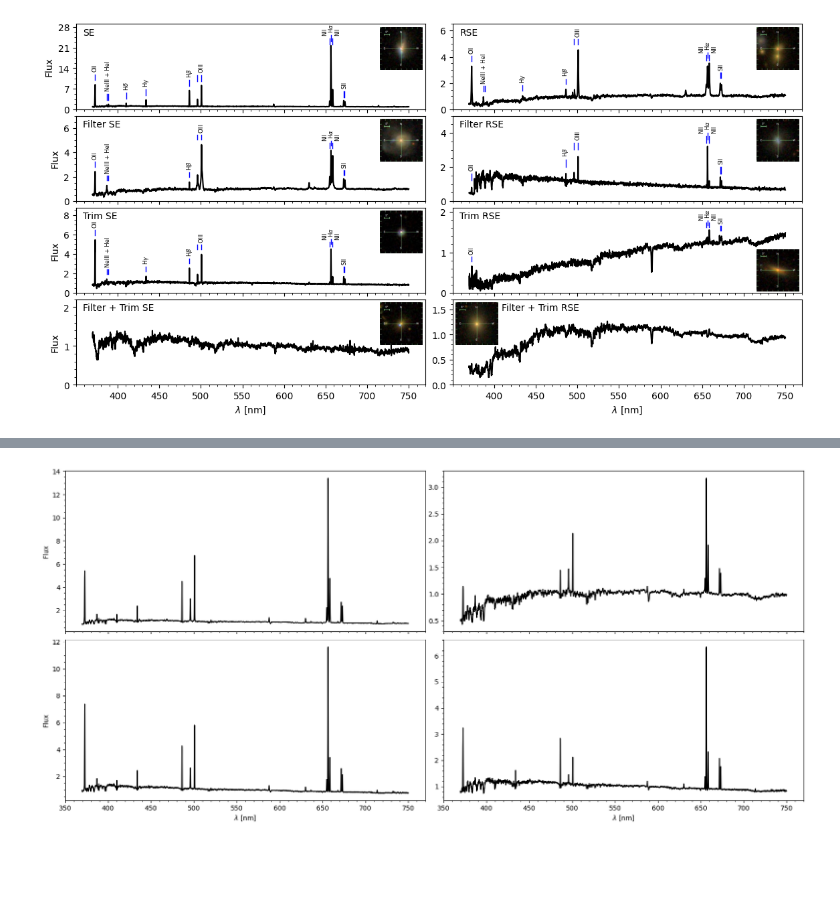
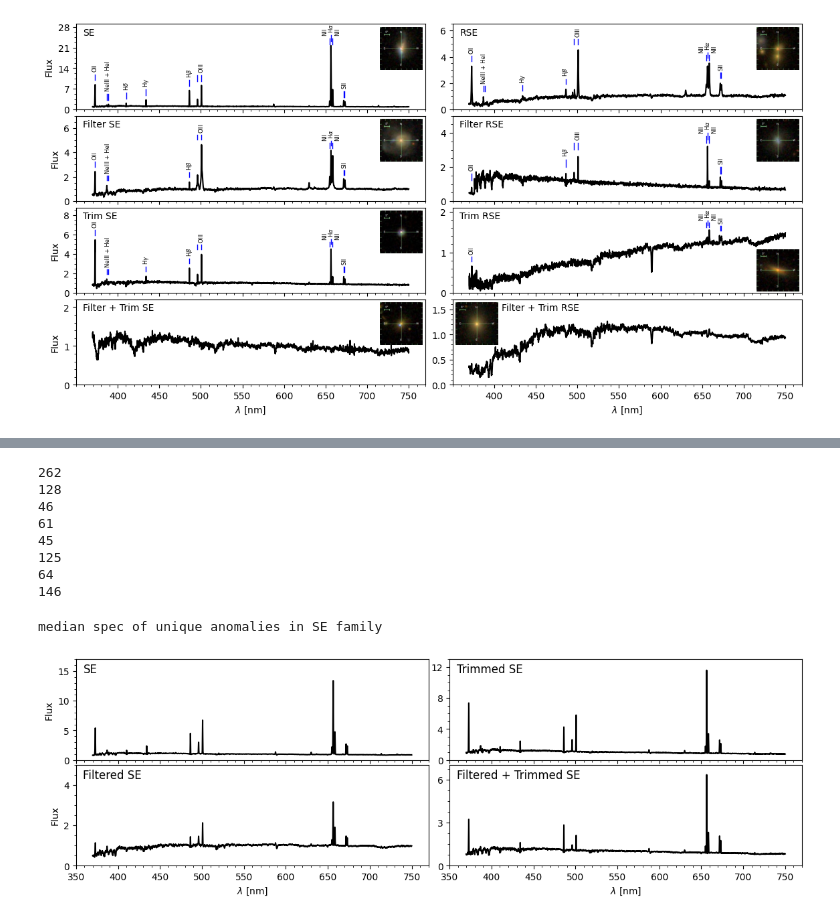
Before and after one commit to ed-ortizm/anomaly, a Jupyter notebook: thesis/residual_based_scores/bin_03/03_median_spec_overlap_divergence_bin3.ipynb, the cells around one changed output, grey strips where cells are left out. Cells and saved outputs as stored; diff of their text form; code cells hidden in the pictures; blank space fills up the shorter version.

```diff
--- a/thesis/residual_based_scores/bin_03/03_median_spec_overlap_divergence_bin3.ipynb
+++ b/thesis/residual_based_scores/bin_03/03_median_spec_overlap_divergence_bin3.ipynb
@@ -911,20 +902,14 @@ score_rank_df.loc[
 | 2071695744137455616 | 13904.0 | 9850.0 | 5340.0 | 5783.0 | 7695.0 | ... |
 # %%
 overview_distinct_dict = {
-    # row 1
     'SE': 2201231682403592192,
     'Filter SE':2203468363479410688,
-    # row 2
     'Trim SE': 312016418084251648,
     'Filter + Trim SE': 2191010072388200448,
-    # row 3
     'RSE': 1534667320067123200,
     'Filter RSE': 2032375840699869184,
-    # 'Filter RSE': 2486084366183196672,
-    # row 4
     'Trim RSE': 1781231151415846912,
     'Filter + Trim RSE': 2486018670363437056
-    # 'Filter + Trim RSE': 2071695744137455616,
 }
 # ----------------------------------------------------------
 print('Get specs and load photometry')
@@ -941,11 +926,11 @@ for key in overview_distinct_dict.keys():
 
     spec_overview_distinct_dict[key] = spectra[spec_idx]
 
-    # download image and spectrum
-    ra, dec = final_meta_df[['ra', 'dec']].loc[objid].values
-    get_sdss_spec_img(
-        specobjid=objid, ra=ra, dec=dec, save_to=save_to
-    )
+    # # download image and spectrum
+    # ra, dec = final_meta_df[['ra', 'dec']].loc[objid].values
+    # get_sdss_spec_img(
+    #     specobjid=objid, ra=ra, dec=dec, save_to=save_to
+    # )
 
 # Load photometry
 img_overview_distinct_dict = {}
@@ -1260,72 +1253,84 @@ median_specs_dict = {}
 mean_specs_dict = {}
 
 for score, idx_list in spec_idx_unique_dict.items():
+    print(len(idx_list))
     specs = spectra[idx_list, :]
     median_specs_dict[score] = np.nanmedian(specs, axis=0)
     mean_specs_dict[score] = np.nanmean(specs, axis=0)
+# %% [output]
+262
+128
+46
+61
+45
+125
+64
+146
 # %%
 fig, axs = plt.subplots(
     2, 2,
     sharex=True,
-    figsize=(20, 9)
+    figsize=(14, 4)
 )
 
 # ------------------------------------------------------
 axs[0, 0].plot(wave_nm, median_specs_dict['mse'], color='black')
 # ------------------------------------------------------
-axs[0, 1].plot(wave_nm, median_specs_dict['mse_filter_250'], color='black')
+axs[1, 0].plot(wave_nm, median_specs_dict['mse_filter_250'], color='black')
 # ------------------------------------------------------
-axs[1, 0].plot(wave_nm, median_specs_dict['mse_97'], color='black')
+axs[0, 1].plot(wave_nm, median_specs_dict['mse_97'], color='black')
 # ------------------------------------------------------
 axs[1, 1].plot(wave_nm, median_specs_dict['mse_filter_250_97'], color='black')
 # ------------------------------------------------------
 # wavelengt setup
 axs[1, 0].set_xlim(350, 770)
 axs[1, 1].set_xlim(350, 770)
 
 wave_ticks = list(np.arange(350, 751, 50))
 axs[1, 0].set_xticks(wave_ticks)
 axs[1, 1].set_xticks(wave_ticks)
 
-scores_names = ["SE", "Filtered SE", "Trimmed SE", "Filtered + Trimmed SE"]
+scores_names = ["SE", "Trimmed SE", "Filtered SE",  "Filtered + Trimmed SE"]
 # set minor ticks on
 for ax, score in zip(axs.flatten(), scores_names):
     ax.minorticks_on()
 
-    # if score == "SE":
-    #     y_ticks = [0, 3, 6, 9, 12]
-    #     ax.set_ylim(0, 12.5)
-    # elif score == "Filtered SE":
-    #     y_ticks = [0, 3, 6, 9]
-    #     ax.set_ylim(0, 9.5)
-    # elif score == "Trimmed SE":
-    #     y_ticks = [0, 3, 6, 9]
-    #     ax.set_ylim(0, 10)
-    # else:  # Filtered + Trimmed RSE
-    #     y_ticks = [0, 3, 6, 9]
-    #     ax.set_ylim(0, 10)
+    if score == "SE":
+        y_ticks = [0, 5, 10, 15]
+        ax.set_ylim(0, 17)
+    elif score == "Filtered SE":
+        y_ticks = [0, 2, 4]
+        ax.set_ylim(0, 5)
+    elif score == "Trimmed SE":
+        y_ticks = [0, 4, 8, 12]
+        ax.set_ylim(0, 13)
+    else:  # Filtered + Trimmed RSE
+        y_ticks = [0, 3, 6]
+        ax.set_ylim(0, 7)
 
-    # ax.set_yticks(y_ticks)
+    ax.set_yticks(y_ticks)
 
-    # ax.text(
-    #     0.02, 0.95,
-    #     f" Median spectrum of top 1% anomalies for {score} score",
-    #     horizontalalignment="left", verticalalignment="center",
-    #     transform=ax.transAxes,
-    #     fontsize=12
-    # )
+    ax.text(
+        0.02, 0.9,
+        score,
+        horizontalalignment="left", verticalalignment="center",
+        transform=ax.transAxes,
+        fontsize=12
+    )
 
 axs[1, 0].set_xlabel(r"$\lambda$ [nm]")
 axs[1, 1].set_xlabel(r"$\lambda$ [nm]")
 axs[0, 0].set_ylabel("Flux")
 axs[1, 0].set_ylabel("Flux")
 # adjust vertical space
 plt.subplots_adjust(
     hspace=0.05,
-    wspace=0.05
+    wspace=0.06
 )
+print("median spec of unique anomalies in SE family")
 # %% [output]
+median spec of unique anomalies in SE family
-[figure, old version]
+[figure, new version]
 # %%
 fig, axs = plt.subplots(
     2, 2,
```
Also changed, not shown: parts of 25 cells of this notebook.
